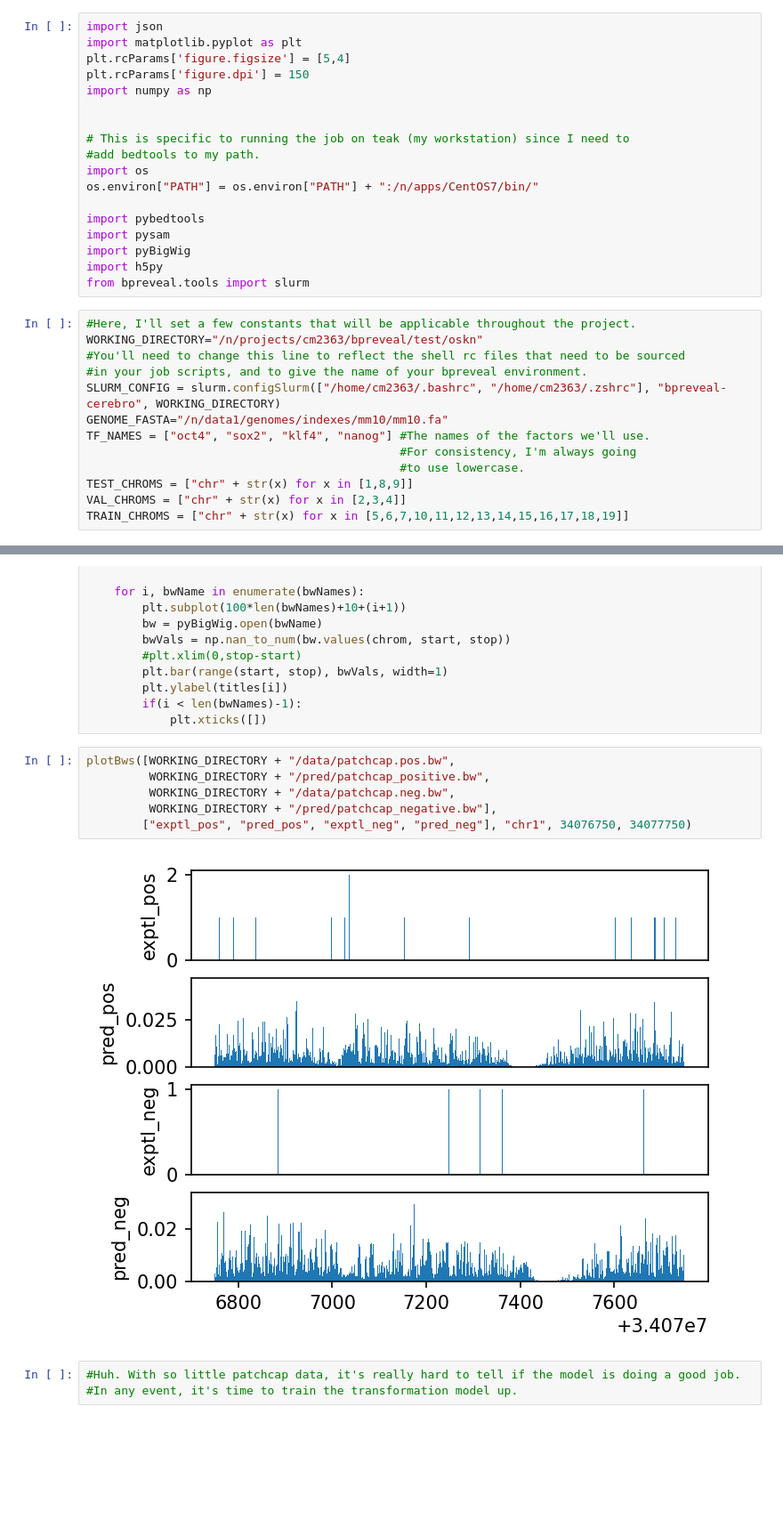
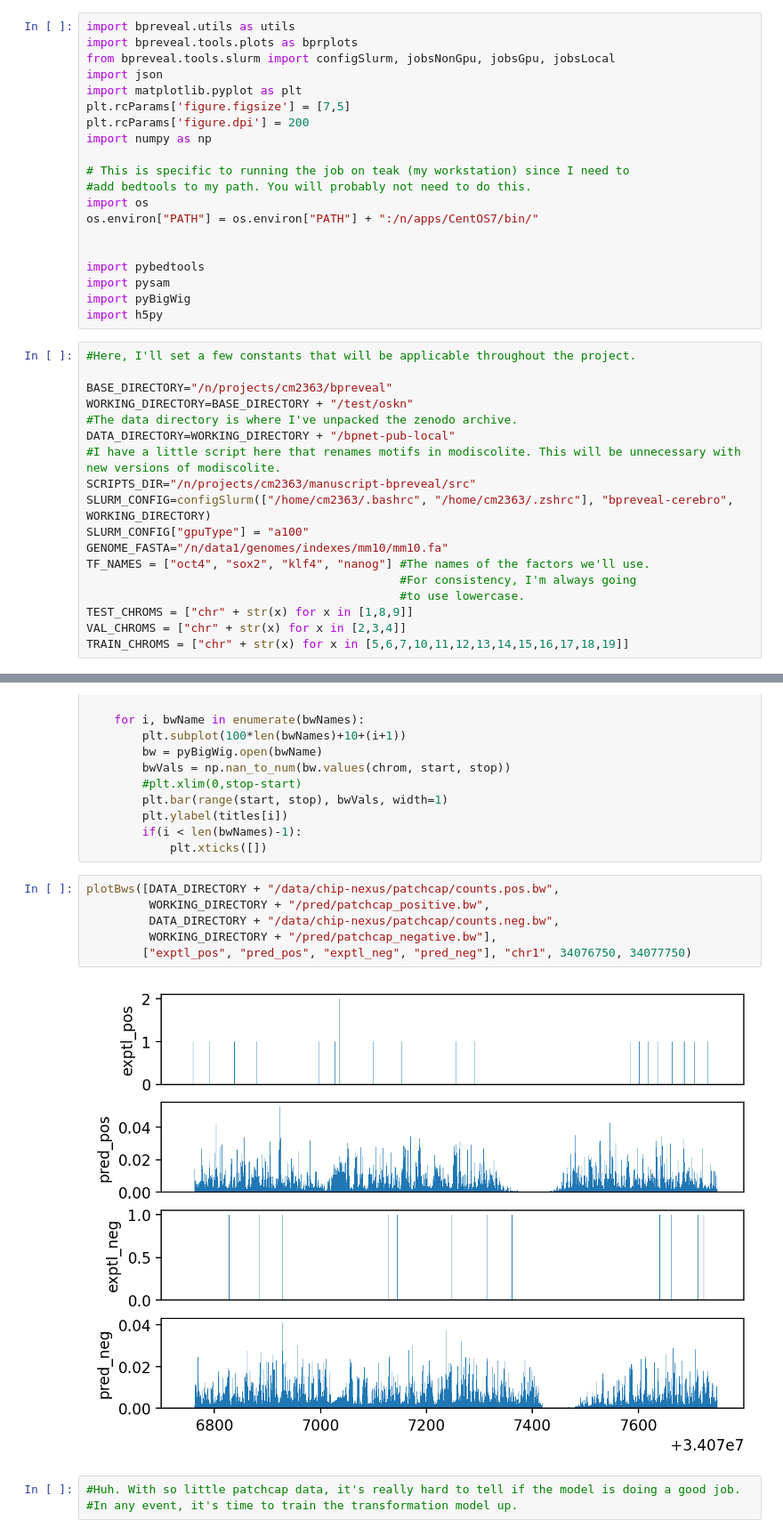
Before and after one commit to mmtrebuchet/bpreveal, a Jupyter notebook: doc/osknExample.ipynb, the cells around one changed output, grey strips where cells are left out. Shown at 89% size. Saved outputs shown, nothing was run; the diff lists cells and outputs as text; blank space fills up the shorter version.

```diff
--- a/doc/osknExample.ipynb
+++ b/doc/osknExample.ipynb
@@ -7,27 +12,34 @@ I've copied the idr-optimal-set.summit.bed files and the counts.neg.bw and count
 # %%
+import bpreveal.utils as utils
+import bpreveal.tools.plots as bprplots
+from bpreveal.tools.slurm import configSlurm, jobsNonGpu, jobsGpu, jobsLocal
 import json
 import matplotlib.pyplot as plt
-plt.rcParams['figure.figsize'] = [5,4]
-plt.rcParams['figure.dpi'] = 150
+plt.rcParams['figure.figsize'] = [7,5]
+plt.rcParams['figure.dpi'] = 200
 import numpy as np
 
-
 # This is specific to running the job on teak (my workstation) since I need to
-#add bedtools to my path.
+#add bedtools to my path. You will probably not need to do this.
 import os
 os.environ["PATH"] = os.environ["PATH"] + ":/n/apps/CentOS7/bin/"
+
 
 import pybedtools
 import pysam
 import pyBigWig
 import h5py
-from bpreveal.tools import slurm
 # %%
 #Here, I'll set a few constants that will be applicable throughout the project.
-WORKING_DIRECTORY="/n/projects/cm2363/bpreveal/test/oskn"
-#You'll need to change this line to reflect the shell rc files that need to be sourced
-#in your job scripts, and to give the name of your bpreveal environment.
-SLURM_CONFIG = slurm.configSlurm(["/home/cm2363/.bashrc", "/home/cm2363/.zshrc"], "bpreveal-cerebro", WORKING_DIRECTORY)
+
+BASE_DIRECTORY="/n/projects/cm2363/bpreveal"
+WORKING_DIRECTORY=BASE_DIRECTORY + "/test/oskn"
+#The data directory is where I've unpacked the zenodo archive.
+DATA_DIRECTORY=WORKING_DIRECTORY + "/bpnet-pub-local"
+#I have a little script here that renames motifs in modiscolite. This will be unnecessary with new versions of modiscolite.
+SCRIPTS_DIR="/n/projects/cm2363/manuscript-bpreveal/src"
+SLURM_CONFIG=configSlurm(["/home/cm2363/.bashrc", "/home/cm2363/.zshrc"], "bpreveal-cerebro", WORKING_DIRECTORY)
+SLURM_CONFIG["gpuType"] = "a100"
 GENOME_FASTA="/n/data1/genomes/indexes/mm10/mm10.fa"
 TF_NAMES = ["oct4", "sox2", "klf4", "nanog"] #The names of the factors we'll use.
                                              #For consistency, I'm always going
@@ -484,13 +494,13 @@ def plotBws(bwNames, titles, chrom, start, stop):
         if(i < len(bwNames)-1):
             plt.xticks([])
 # %%
-plotBws([WORKING_DIRECTORY + "/data/patchcap.pos.bw",
+plotBws([DATA_DIRECTORY + "/data/chip-nexus/patchcap/counts.pos.bw",
          WORKING_DIRECTORY + "/pred/patchcap_positive.bw",
-         WORKING_DIRECTORY + "/data/patchcap.neg.bw",
+         DATA_DIRECTORY + "/data/chip-nexus/patchcap/counts.neg.bw",
          WORKING_DIRECTORY + "/pred/patchcap_negative.bw"],
         ["exptl_pos", "pred_pos", "exptl_neg", "pred_neg"], "chr1", 34076750, 34077750)
 # %% [output]
-[figure, old version]
+[figure, new version]
 # %%
 #Huh. With so little patchcap data, it's really hard to tell if the model is doing a good job.
 #In any event, it's time to train the transformation model up.
```
Also changed, not shown: parts of 74 cells of this notebook, 12 other files.
